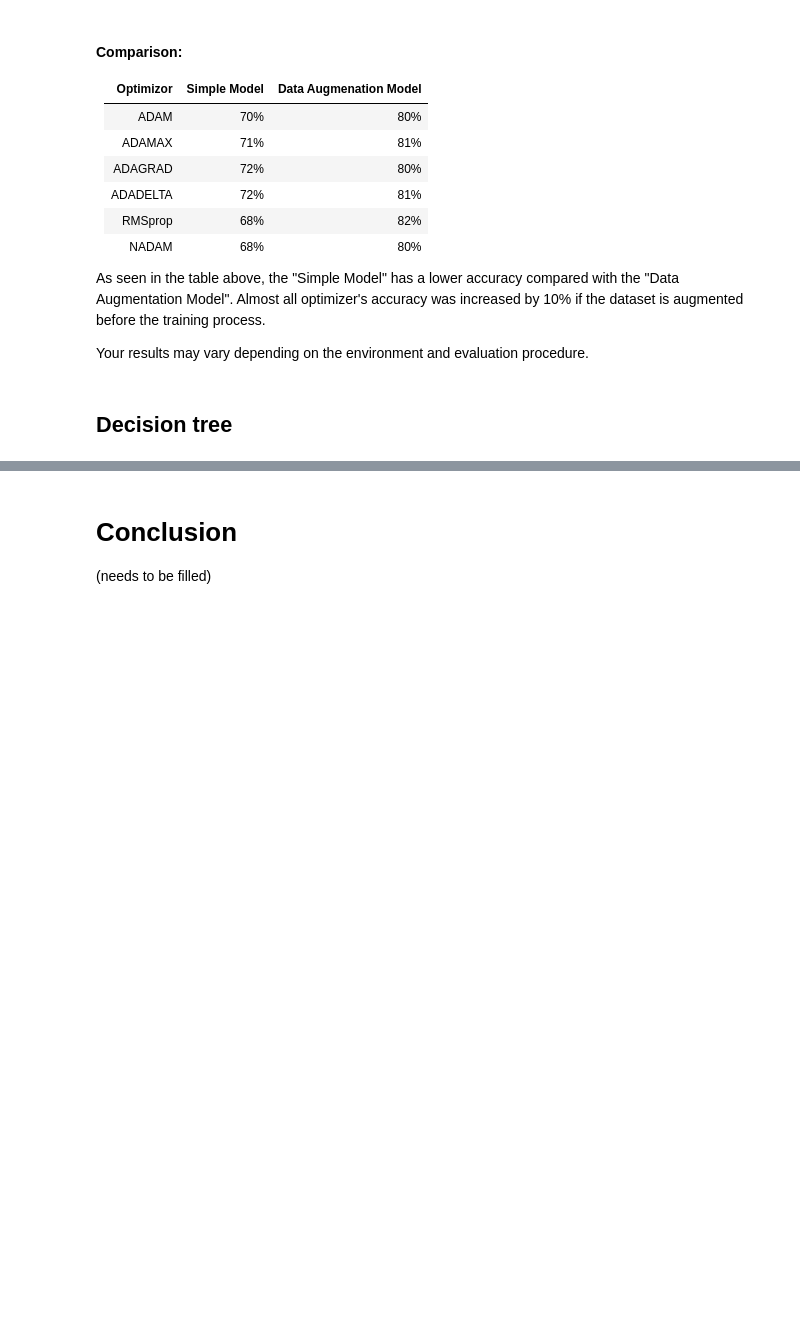
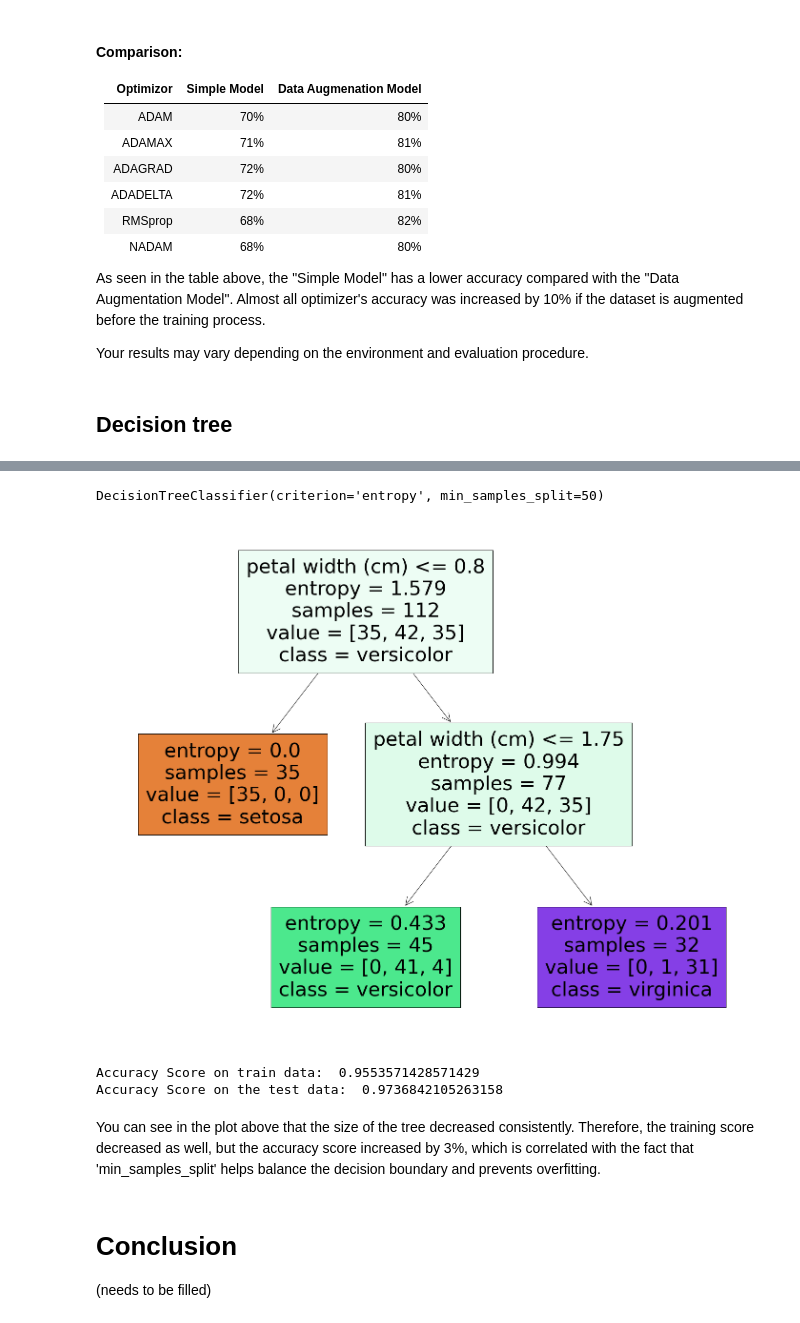
Before and after one commit to DoraTheodora/MachineLearning-Tutorial, a Jupyter notebook: CA2-Data Preprocessing and Algorithms.ipynb, the cells around one changed output, grey strips where cells are left out. Saved outputs shown, nothing was run; the diff lists cells and outputs as text; code cells hidden in the pictures; blank space fills up the shorter version.

```diff
--- a/CA2-Data Preprocessing and Algorithms.ipynb
+++ b/CA2-Data Preprocessing and Algorithms.ipynb
@@ -870,0 +981,4 @@ Regression tress are used to predict a value. To simplify the idea, think about
+# %%
+#Loading the iris data
+iris = datasets.load_iris()
+print('Classes to predict: ', iris.target_names)
@@ -871,3 +1050,24 @@ Regression tress are used to predict a value. To simplify the idea, think about
+# %%
+tree = DecisionTreeClassifier(criterion='entropy', min_samples_split=50)
+tree.fit(X_train, y_train)
+# %% [output]
+DecisionTreeClassifier(criterion='entropy', min_samples_split=50)
+# %%
+fig = plt.figure(figsize=(25,20))
+_ = plot_tree(tree,
+                   feature_names=iris.feature_names,
+                   class_names=iris.target_names,
+                   filled=True)
+# %% [output]
+[figure, added]
+# %%
+print('Accuracy Score on train data: ', accuracy_score(y_true=y_train, y_pred=tree.predict(X_train)))
+print('Accuracy Score on the test data: ', accuracy_score(y_true=y_test, y_pred=tree.predict(X_test)))
+# %% [output]
+Accuracy Score on train data:  0.9553571428571429
+Accuracy Score on the test data:  0.9736842105263158
+# %% [markdown]
+You can see in the plot above that the size of the tree decreased consistently. Therefore, the training score decreased as well, but the accuracy score increased by 3%, which is correlated with the fact that 'min_samples_split' helps balance the decision boundary and prevents overfitting.
 # %% [markdown]
 # Conclusion
 
```
Also changed, not shown: parts of 27 cells of this notebook, 5 other files.
